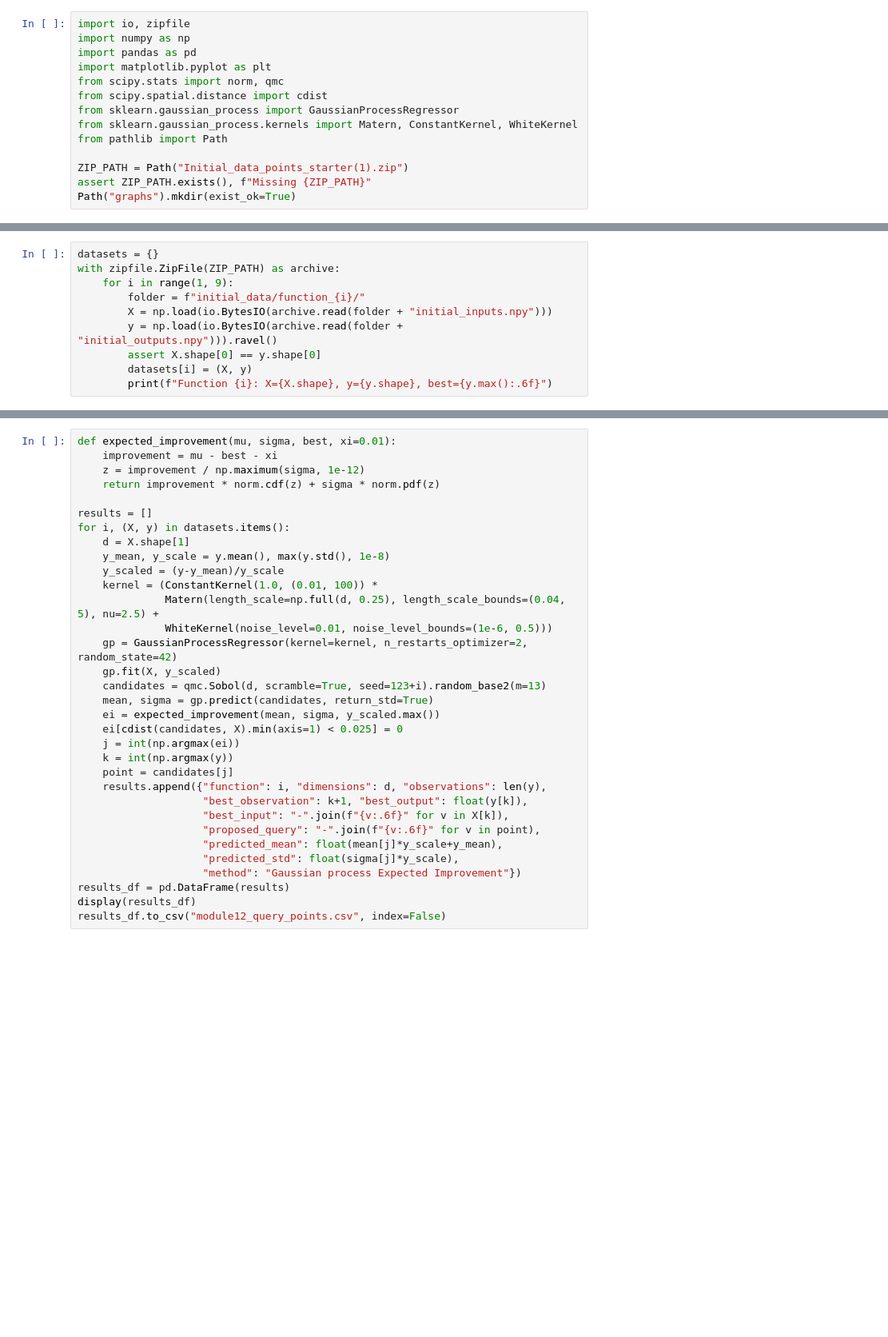
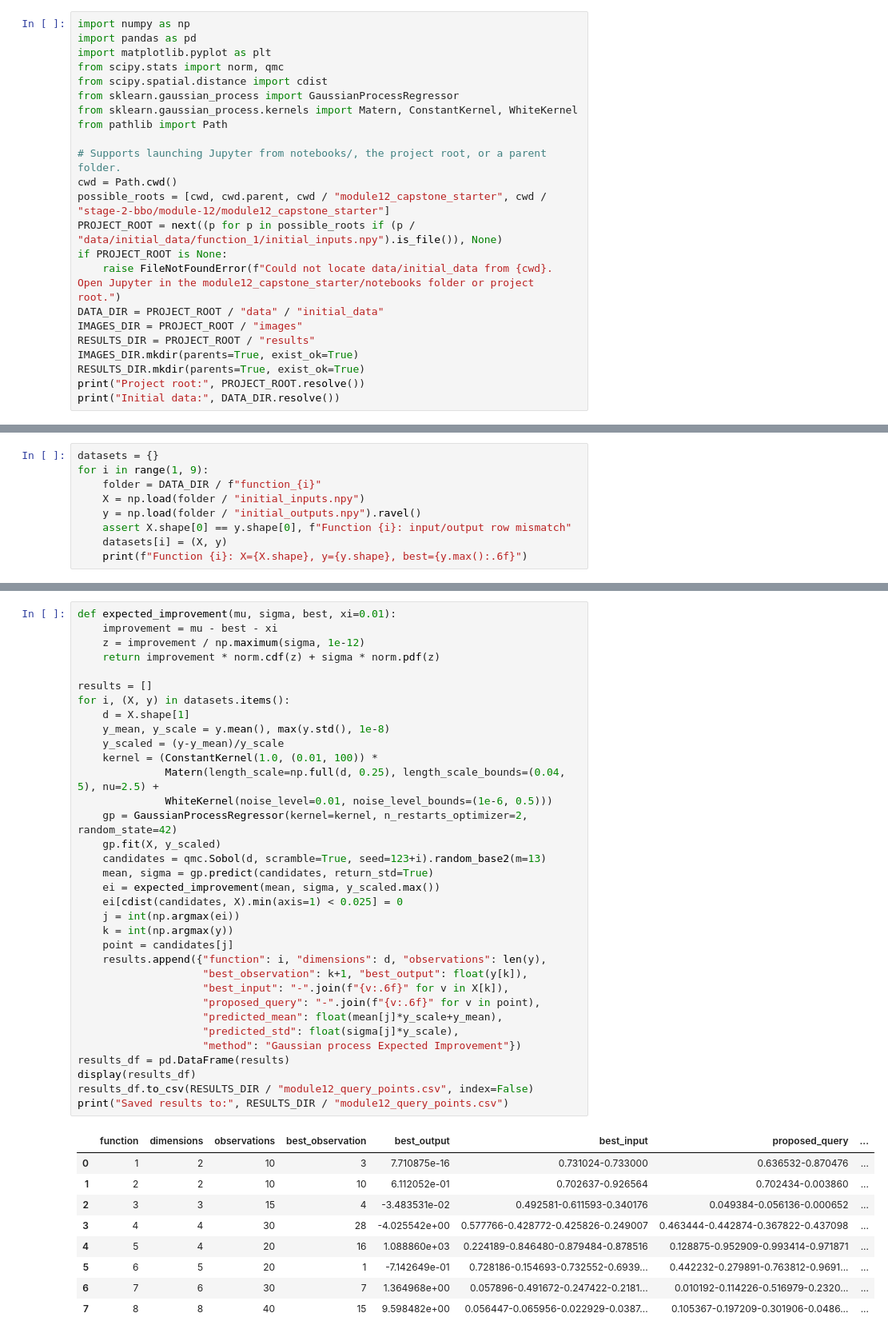
Before and after one commit to Eunicia/ml-ai-capstone-project, a Jupyter notebook: stage-2-bbo/module-12/module12_capstone_starter/notebooks/module12_bayesian_optimisation.ipynb, the cells around one changed output, grey strips where cells are left out. Shown at 80% size. Drawn from its saved outputs; the diff is of its cells as text; blank space fills up the shorter version.

```diff
--- a/stage-2-bbo/module-12/module12_capstone_starter/notebooks/module12_bayesian_optimisation.ipynb
+++ b/stage-2-bbo/module-12/module12_capstone_starter/notebooks/module12_bayesian_optimisation.ipynb
@@ -7,5 +5,4 @@ Place the course ZIP file `Initial_data_points_starter(1).zip` alongside this no
 # %%
-import io, zipfile
 import numpy as np
 import pandas as pd
 import matplotlib.pyplot as plt
@@ -15,6 +12,16 @@ from sklearn.gaussian_process import GaussianProcessRegressor
 from sklearn.gaussian_process.kernels import Matern, ConstantKernel, WhiteKernel
 from pathlib import Path
 
-ZIP_PATH = Path("Initial_data_points_starter(1).zip")
-assert ZIP_PATH.exists(), f"Missing {ZIP_PATH}"
-Path("graphs").mkdir(exist_ok=True)
+# Supports launching Jupyter from notebooks/, the project root, or a parent folder.
+cwd = Path.cwd()
+possible_roots = [cwd, cwd.parent, cwd / "module12_capstone_starter", cwd / "stage-2-bbo/module-12/module12_capstone_starter"]
+PROJECT_ROOT = next((p for p in possible_roots if (p / "data/initial_data/function_1/initial_inputs.npy").is_file()), None)
+if PROJECT_ROOT is None:
+    raise FileNotFoundError(f"Could not locate data/initial_data from {cwd}. Open Jupyter in the module12_capstone_starter/notebooks folder or project root.")
+DATA_DIR = PROJECT_ROOT / "data" / "initial_data"
+IMAGES_DIR = PROJECT_ROOT / "images"
+RESULTS_DIR = PROJECT_ROOT / "results"
+IMAGES_DIR.mkdir(parents=True, exist_ok=True)
+RESULTS_DIR.mkdir(parents=True, exist_ok=True)
+print("Project root:", PROJECT_ROOT.resolve())
+print("Initial data:", DATA_DIR.resolve())
@@ -21,10 +31,9 @@ Path("graphs").mkdir(exist_ok=True)
 # %%
 datasets = {}
-with zipfile.ZipFile(ZIP_PATH) as archive:
-    for i in range(1, 9):
-        folder = f"initial_data/function_{i}/"
-        X = np.load(io.BytesIO(archive.read(folder + "initial_inputs.npy")))
-        y = np.load(io.BytesIO(archive.read(folder + "initial_outputs.npy"))).ravel()
-        assert X.shape[0] == y.shape[0]
-        datasets[i] = (X, y)
-        print(f"Function {i}: X={X.shape}, y={y.shape}, best={y.max():.6f}")
+for i in range(1, 9):
+    folder = DATA_DIR / f"function_{i}"
+    X = np.load(folder / "initial_inputs.npy")
+    y = np.load(folder / "initial_outputs.npy").ravel()
+    assert X.shape[0] == y.shape[0], f"Function {i}: input/output row mismatch"
+    datasets[i] = (X, y)
+    print(f"Function {i}: X={X.shape}, y={y.shape}, best={y.max():.6f}")
@@ -59,31 +88,42 @@ def expected_improvement(mu, sigma, best, xi=0.01):
     improvement = mu - best - xi
     z = improvement / np.maximum(sigma, 1e-12)
     return improvement * norm.cdf(z) + sigma * norm.pdf(z)
 
 results = []
 for i, (X, y) in datasets.items():
     d = X.shape[1]
     y_mean, y_scale = y.mean(), max(y.std(), 1e-8)
     y_scaled = (y-y_mean)/y_scale
     kernel = (ConstantKernel(1.0, (0.01, 100)) *
               Matern(length_scale=np.full(d, 0.25), length_scale_bounds=(0.04, 5), nu=2.5) +
               WhiteKernel(noise_level=0.01, noise_level_bounds=(1e-6, 0.5)))
     gp = GaussianProcessRegressor(kernel=kernel, n_restarts_optimizer=2, random_state=42)
     gp.fit(X, y_scaled)
     candidates = qmc.Sobol(d, scramble=True, seed=123+i).random_base2(m=13)
     mean, sigma = gp.predict(candidates, return_std=True)
     ei = expected_improvement(mean, sigma, y_scaled.max())
     ei[cdist(candidates, X).min(axis=1) < 0.025] = 0
     j = int(np.argmax(ei))
     k = int(np.argmax(y))
     point = candidates[j]
     results.append({"function": i, "dimensions": d, "observations": len(y),
                     "best_observation": k+1, "best_output": float(y[k]),
                     "best_input": "-".join(f"{v:.6f}" for v in X[k]),
                     "proposed_query": "-".join(f"{v:.6f}" for v in point),
                     "predicted_mean": float(mean[j]*y_scale+y_mean),
                     "predicted_std": float(sigma[j]*y_scale),
                     "method": "Gaussian process Expected Improvement"})
 results_df = pd.DataFrame(results)
 display(results_df)
-results_df.to_csv("module12_query_points.csv", index=False)
+results_df.to_csv(RESULTS_DIR / "module12_query_points.csv", index=False)
+print("Saved results to:", RESULTS_DIR / "module12_query_points.csv")
+# %% [output]
+|  | function | dimensions | observations | best_observation | best_output | best_input | proposed_query | ... |
+| 0 | 1 | 2 | 10 | 3 | 7.710875e-16 | 0.731024-0.733000 | 0.636532-0.870476 | ... |
+| 1 | 2 | 2 | 10 | 10 | 6.112052e-01 | 0.702637-0.926564 | 0.702434-0.003860 | ... |
+| 2 | 3 | 3 | 15 | 4 | -3.483531e-02 | 0.492581-0.611593-0.340176 | 0.049384-0.056136-0.000652 | ... |
+| 3 | 4 | 4 | 30 | 28 | -4.025542e+00 | 0.577766-0.428772-0.425826-0.249007 | 0.463444-0.442874-0.367822-0.437098 | ... |
+| 4 | 5 | 4 | 20 | 16 | 1.088860e+03 | 0.224189-0.846480-0.879484-0.878516 | 0.128875-0.952909-0.993414-0.971871 | ... |
+| 5 | 6 | 5 | 20 | 1 | -7.142649e-01 | 0.728186-0.154693-0.732552-0.6939... | 0.442232-0.279891-0.763812-0.9691... | ... |
+| 6 | 7 | 6 | 30 | 7 | 1.364968e+00 | 0.057896-0.491672-0.247422-0.2181... | 0.010192-0.114226-0.516979-0.2320... | ... |
+| 7 | 8 | 8 | 40 | 15 | 9.598482e+00 | 0.056447-0.065956-0.022929-0.0387... | 0.105367-0.197209-0.301906-0.0486... | ... |
```
Also changed, not shown: parts of 5 cells of this notebook.
